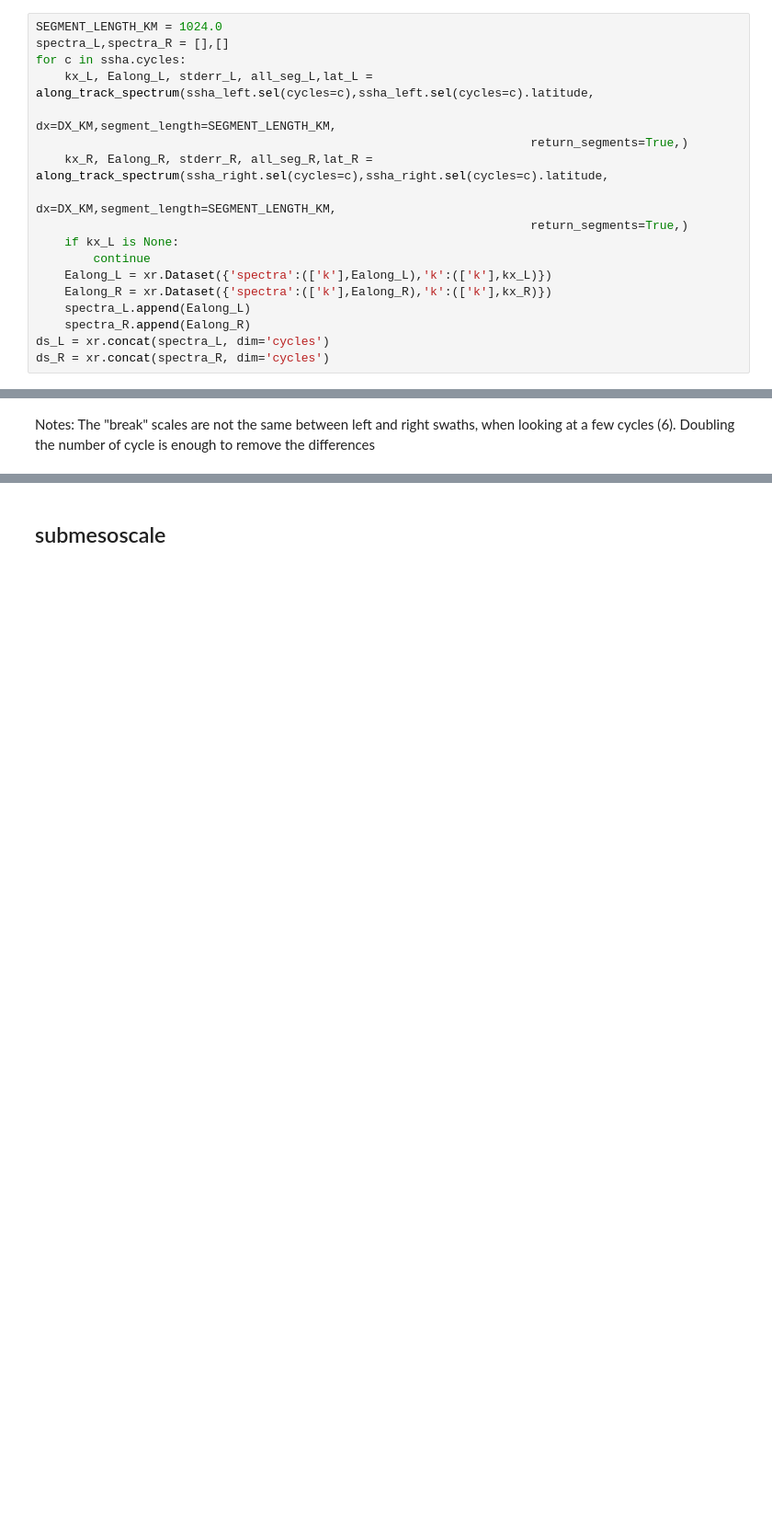
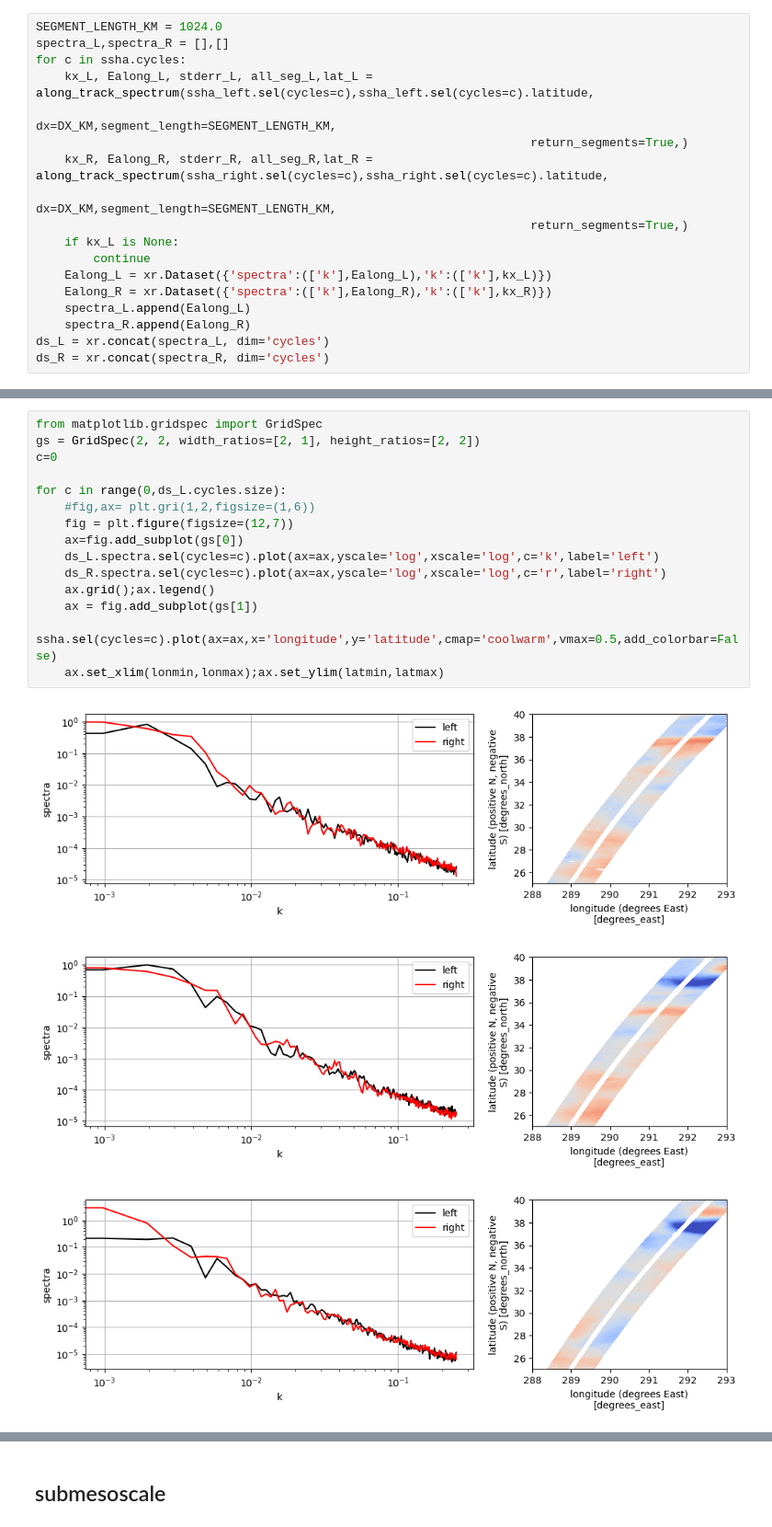
Before and after one commit to zcasparco/SWOT_UHH, a Jupyter notebook: dev/Untitled2.ipynb, the cells around one changed output, grey strips where cells are left out. Shown at 92% size. Cells and saved outputs as stored; diff of their text form; blank space fills up the shorter version.

```diff
--- a/dev/Untitled2.ipynb
+++ b/dev/Untitled2.ipynb
@@ -211,2 +281,19 @@ ax.grid();ax.legend()
-# %% [markdown]
-Notes: The "break" scales are not the same between left and right swaths, when looking at a few cycles (6). Doubling the number of cycle is enough to remove the differences
+# %%
+from matplotlib.gridspec import GridSpec
+gs = GridSpec(2, 2, width_ratios=[2, 1], height_ratios=[2, 2])
+c=0
+
+for c in range(0,ds_L.cycles.size):
+    #fig,ax= plt.gri(1,2,figsize=(1,6))
+    fig = plt.figure(figsize=(12,7))
+    ax=fig.add_subplot(gs[0])
+    ds_L.spectra.sel(cycles=c).plot(ax=ax,yscale='log',xscale='log',c='k',label='left')
+    ds_R.spectra.sel(cycles=c).plot(ax=ax,yscale='log',xscale='log',c='r',label='right')
+    ax.grid();ax.legend()
+    ax = fig.add_subplot(gs[1])
+    ssha.sel(cycles=c).plot(ax=ax,x='longitude',y='latitude',cmap='coolwarm',vmax=0.5,add_colorbar=False)
+    ax.set_xlim(lonmin,lonmax);ax.set_ylim(latmin,latmax)
+# %% [output]
+[figure, added]
+[figure, added]
+[figure, added]
```
Also changed, not shown: parts of 14 cells of this notebook, 8 other files.
